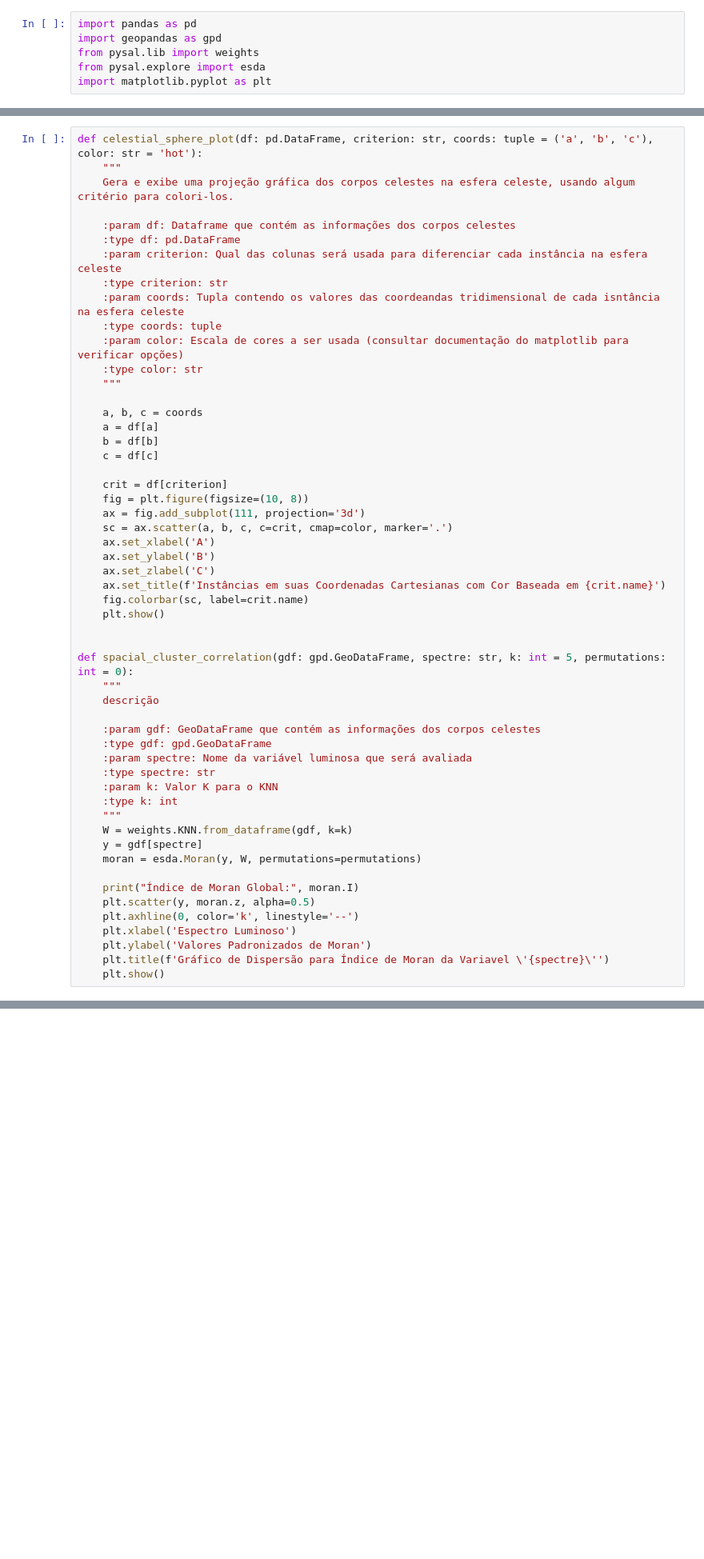
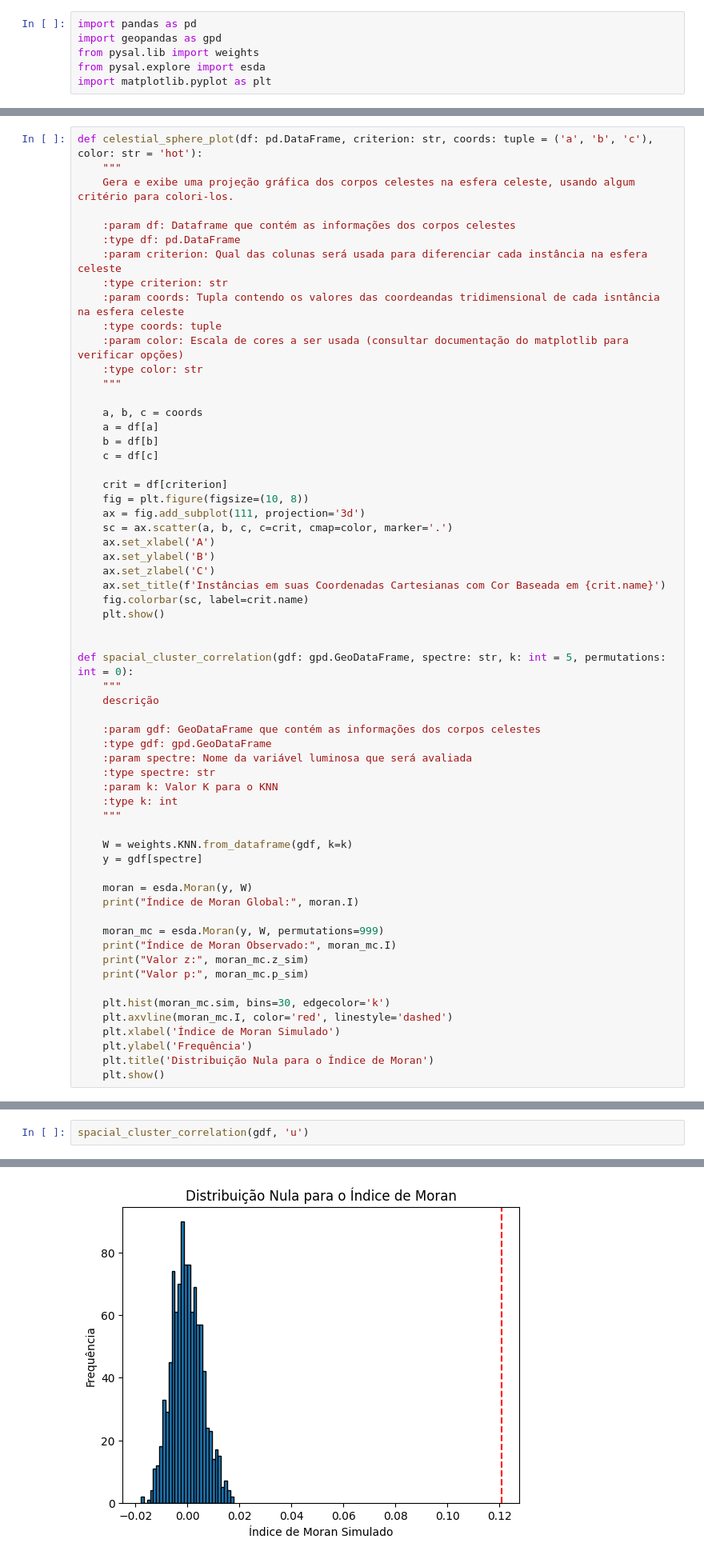
Before and after one commit to felmateos/stellar-classification-SDSS17, a Jupyter notebook: exploratory_analysis/exploratory_analysis_FC.ipynb, the cells around one changed output, grey strips where cells are left out. Shown at 80% size. Saved outputs shown, nothing was run; the diff lists cells and outputs as text; blank space fills up the shorter version.

```diff
--- a/exploratory_analysis/exploratory_analysis_FC.ipynb
+++ b/exploratory_analysis/exploratory_analysis_FC.ipynb
@@ -66,14 +70,21 @@ def spacial_cluster_correlation(gdf: gpd.GeoDataFrame, spectre: str, k: int = 5,
     :param k: Valor K para o KNN
     :type k: int
     """
+
     W = weights.KNN.from_dataframe(gdf, k=k)
     y = gdf[spectre]
-    moran = esda.Moran(y, W, permutations=permutations)
 
+    moran = esda.Moran(y, W)
     print("Índice de Moran Global:", moran.I)
-    plt.scatter(y, moran.z, alpha=0.5)
-    plt.axhline(0, color='k', linestyle='--')
-    plt.xlabel('Espectro Luminoso')
-    plt.ylabel('Valores Padronizados de Moran')
-    plt.title(f'Gráfico de Dispersão para Índice de Moran da Variavel \'{spectre}\'')
+
+    moran_mc = esda.Moran(y, W, permutations=999)
+    print("Índice de Moran Observado:", moran_mc.I)
+    print("Valor z:", moran_mc.z_sim)
+    print("Valor p:", moran_mc.p_sim)
+
+    plt.hist(moran_mc.sim, bins=30, edgecolor='k')
+    plt.axvline(moran_mc.I, color='red', linestyle='dashed')
+    plt.xlabel('Índice de Moran Simulado')
+    plt.ylabel('Frequência')
+    plt.title('Distribuição Nula para o Índice de Moran')
     plt.show()
@@ -112,0 +100,3 @@ for c in colors:
+# %%
+spacial_cluster_correlation(gdf, 'u')
+# %% [output]
@@ -112,0 +109 @@ for c in colors:
+[figure, added]
```
Also changed, not shown: parts of 33 cells of this notebook, 2 other files.
